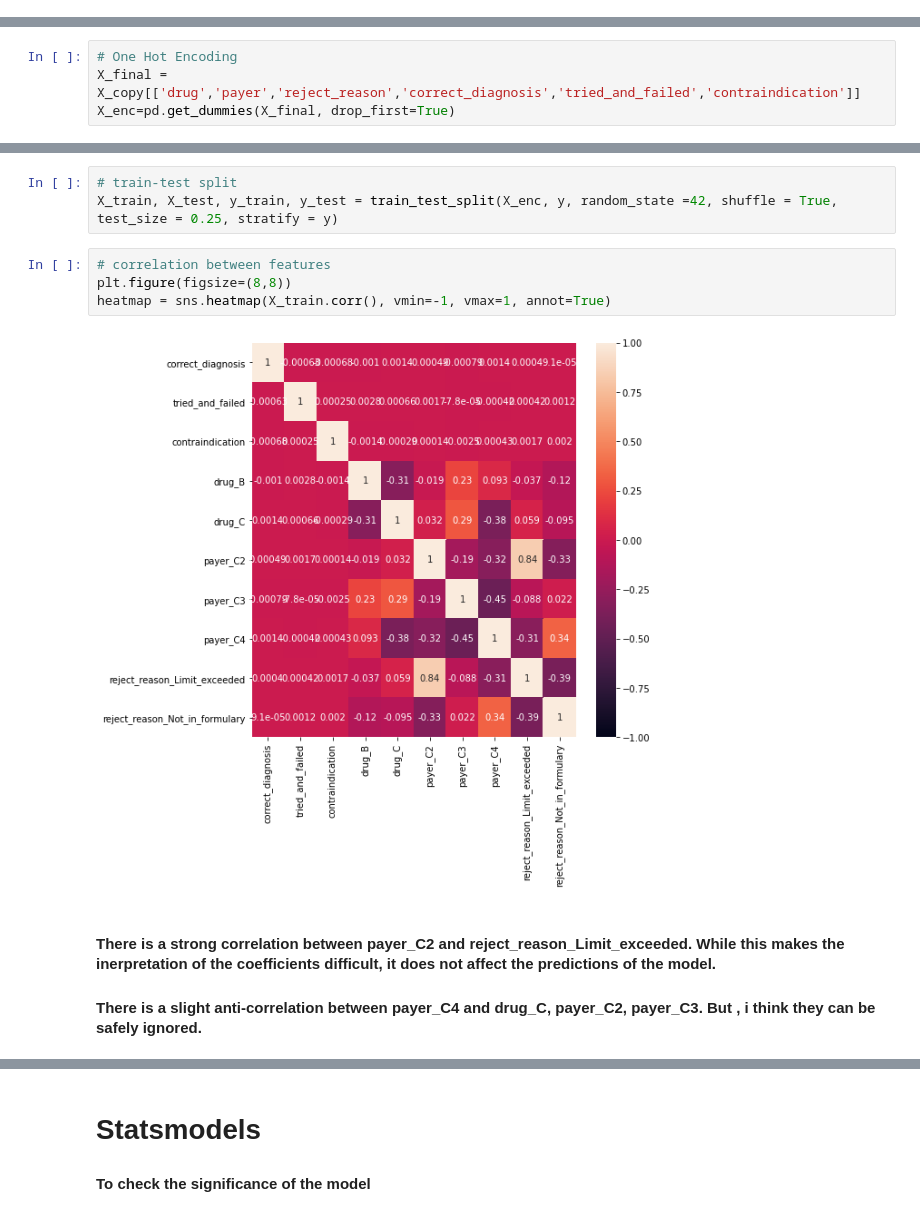
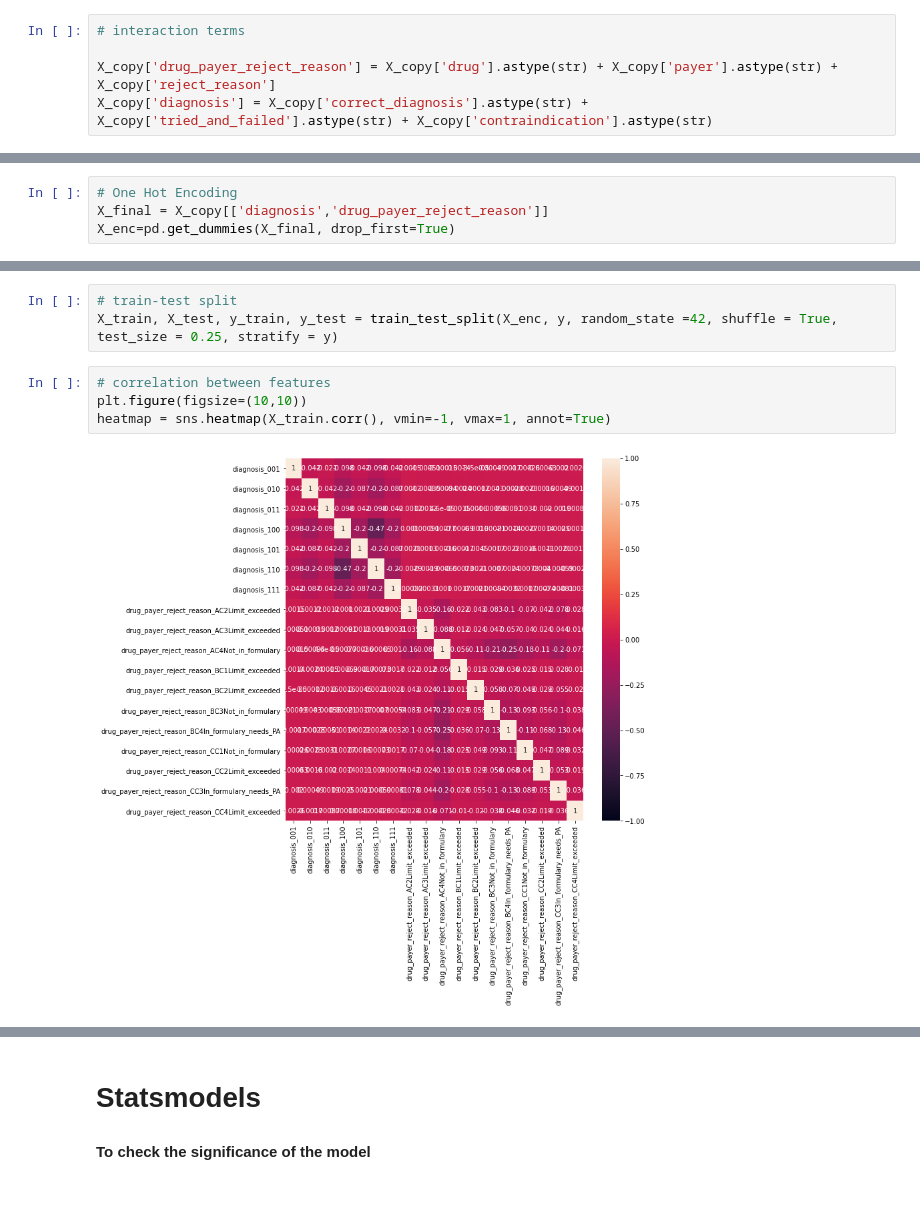
Before and after one commit to alohasiqi/CMM, a Jupyter notebook: NoteBooks/WillPAGetApproved.ipynb, the cells around one changed output, grey strips where cells are left out. Saved outputs shown, nothing was run; the diff lists cells and outputs as text.

```diff
--- a/NoteBooks/WillPAGetApproved.ipynb
+++ b/NoteBooks/WillPAGetApproved.ipynb
@@ -59,3 +60,8 @@ X_copy.head()
 | 2 | 417380 | A | In_formulary_needs_PA | 0 | 0 | 1 | C1 |
 | 3 | 999001 | A | Limit_exceeded | 1 | 1 | 0 | C2 |
 | 4 | 417614 | A | Not_in_formulary | 0 | 1 | 0 | C4 |
+# %%
+# interaction terms
+
+X_copy['drug_payer_reject_reason'] = X_copy['drug'].astype(str) + X_copy['payer'].astype(str) + X_copy['reject_reason']
+X_copy['diagnosis'] = X_copy['correct_diagnosis'].astype(str) + X_copy['tried_and_failed'].astype(str) + X_copy['contraindication'].astype(str)
@@ -63,7 +78,7 @@ X_copy.head()
 #### I tried using interaction terms, it did not have any influence on the accuracy/roc_auc of the model.
 # %%
 # One Hot Encoding
-X_final = X_copy[['drug','payer','reject_reason','correct_diagnosis','tried_and_failed','contraindication']]
+X_final = X_copy[['diagnosis','drug_payer_reject_reason']]
 X_enc=pd.get_dummies(X_final, drop_first=True)
 # %%
 X_enc.columns
@@ -77,10 +102,7 @@ Index(['correct_diagnosis', 'tried_and_failed', 'contraindication', 'drug_B',
 X_train, X_test, y_train, y_test = train_test_split(X_enc, y, random_state =42, shuffle = True, test_size = 0.25, stratify = y)
 # %%
 # correlation between features
-plt.figure(figsize=(8,8))
+plt.figure(figsize=(10,10))
 heatmap = sns.heatmap(X_train.corr(), vmin=-1, vmax=1, annot=True)
 # %% [output]
-[figure, old version]
+[figure, new version]
-# %% [markdown]
-#### There is a strong correlation between payer_C2 and reject_reason_Limit_exceeded. While this makes the inerpretation of the coefficients difficult, it does not affect the predictions of the model.
-#### There is a slight anti-correlation between payer_C4 and drug_C, payer_C2, payer_C3. But , i think they can be safely ignored.
```
Also changed, not shown: parts of 19 cells of this notebook, 1 other file.
